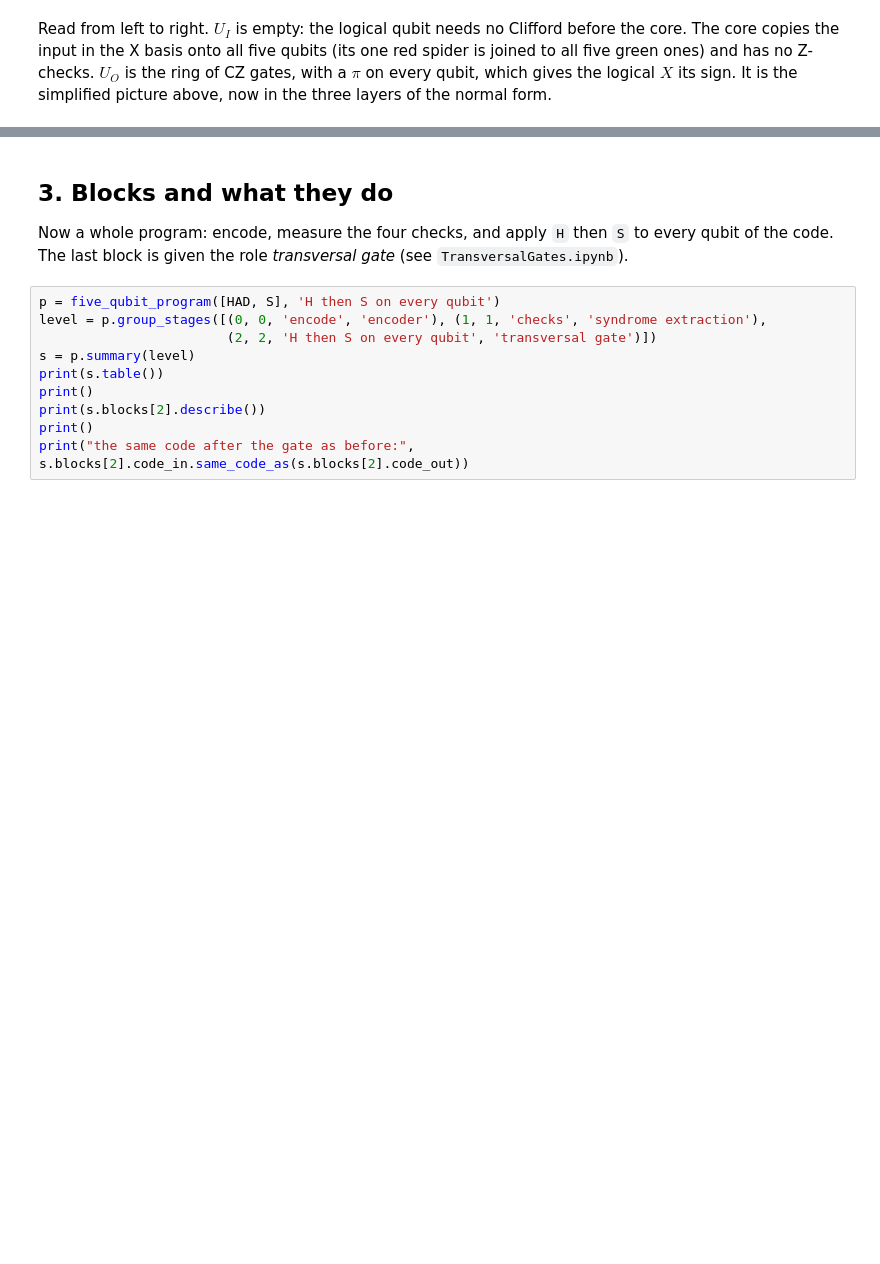
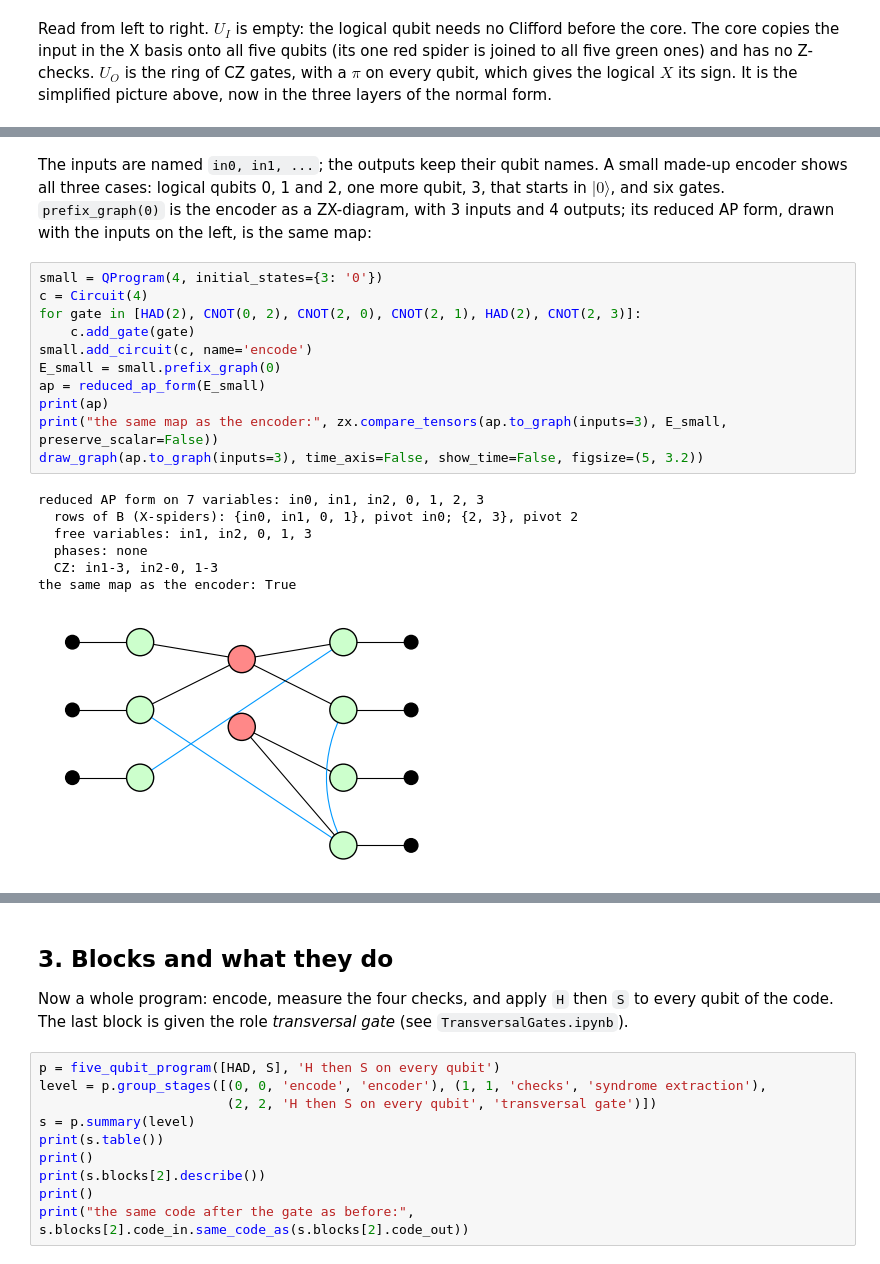
Before and after one commit to JennyLiu0716/SQZ, a Jupyter notebook: examples/StabilizerCodes.ipynb, the cells around one changed output, grey strips where cells are left out. Saved outputs shown, nothing was run; the diff lists cells and outputs as text; blank space fills up the shorter version.

```diff
--- a/examples/StabilizerCodes.ipynb
+++ b/examples/StabilizerCodes.ipynb
@@ -168,0 +196,21 @@ Read from left to right. $U_I$ is empty: the logical qubit needs no Clifford bef
+# %% [markdown]
+The inputs are named `in0, in1, ...`; the outputs keep their qubit names. A small made-up encoder shows all three cases: logical qubits 0, 1 and 2, one more qubit, 3, that starts in $|0\rangle$, and six gates. `prefix_graph(0)` is the encoder as a ZX-diagram, with 3 inputs and 4 outputs; its reduced AP form, drawn with the inputs on the left, is the same map:
+# %%
+small = QProgram(4, initial_states={3: '0'})
+c = Circuit(4)
+for gate in [HAD(2), CNOT(0, 2), CNOT(2, 0), CNOT(2, 1), HAD(2), CNOT(2, 3)]:
+    c.add_gate(gate)
+small.add_circuit(c, name='encode')
+E_small = small.prefix_graph(0)
+ap = reduced_ap_form(E_small)
+print(ap)
+print("the same map as the encoder:", zx.compare_tensors(ap.to_graph(inputs=3), E_small, preserve_scalar=False))
+draw_graph(ap.to_graph(inputs=3), time_axis=False, show_time=False, figsize=(5, 3.2))
+# %% [output]
+reduced AP form on 7 variables: in0, in1, in2, 0, 1, 2, 3
+  rows of B (X-spiders): {in0, in1, 0, 1}, pivot in0; {2, 3}, pivot 2
+  free variables: in1, in2, 0, 1, 3
+  phases: none
+  CZ: in1-3, in2-0, 1-3
+the same map as the encoder: True
+[figure, added]
```
Also changed, not shown: parts of 31 cells of this notebook, 5 other files.
